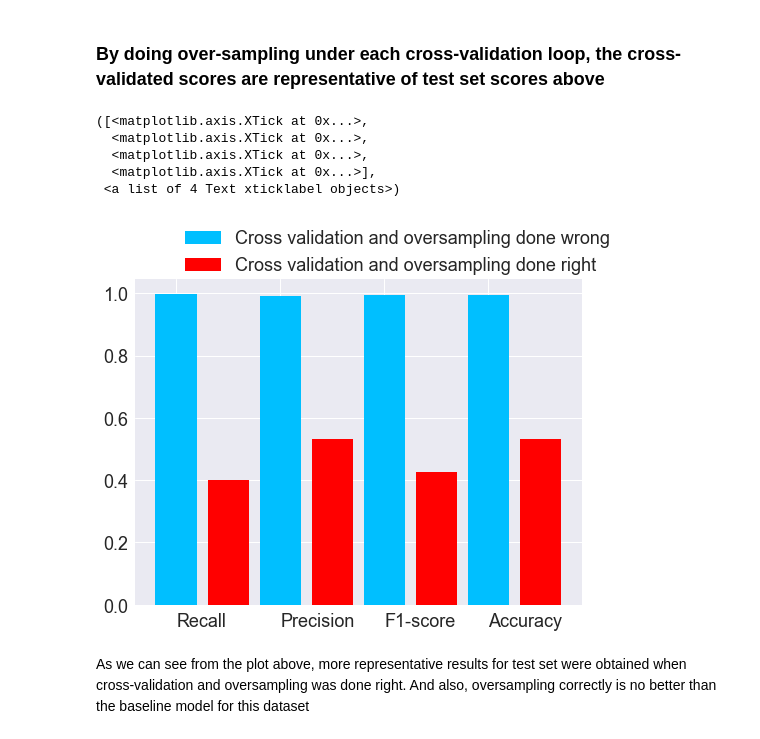
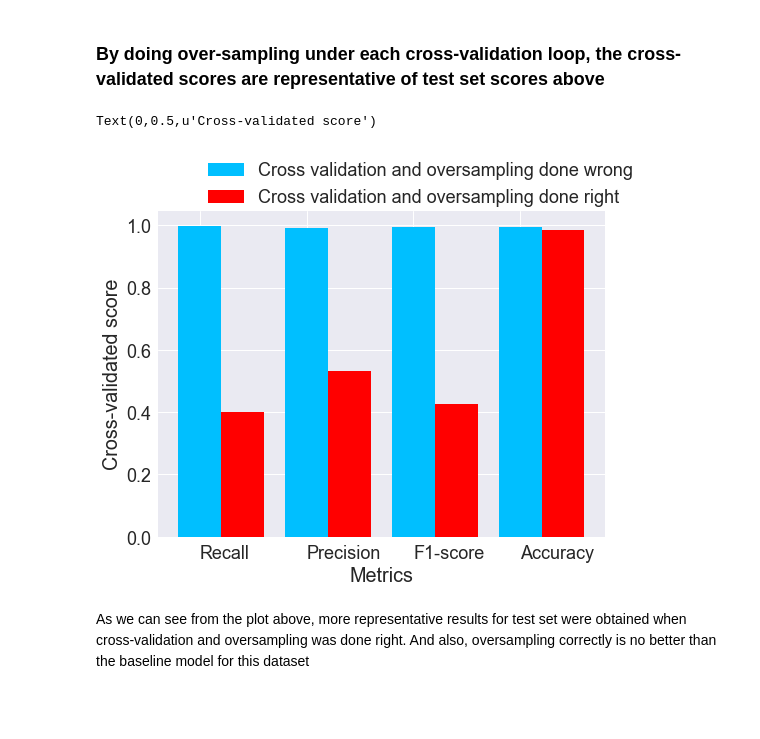
Before and after one commit to anushamohan/python_machine_learning, a Jupyter notebook: cross-validation.ipynb, the cells around one changed output. Cells and saved outputs as stored; diff of their text form; code cells hidden in the pictures; blank space fills up the shorter version.

Commit message:
added labels to the plot

```diff
--- a/cross-validation.ipynb
+++ b/cross-validation.ipynb
@@ -223,7 +223,7 @@ Cross validated f1_score: 0.426666666667
 r_s, p_s = np.mean(recall_scores), np.mean(precision_scores)
 a_s, f_s = np.mean(accuracy_scores), np.mean(f1_scores)
 r_s_1, p_s_1 = np.mean(cross_val_recall_lst), np.mean(cross_val_precision_lst)
-a_s_1, f_s_1 = np.mean(cross_val_precision_lst), np.mean(cross_val_f1_score_lst)
+a_s_1, f_s_1 = np.mean(cross_val_accuracy_lst), np.mean(cross_val_f1_score_lst)
 metrics_df_wrong = pd.DataFrame(list(zip([r_s], [p_s], [f_s], [a_s])), columns=['Recall', 'Precision', 'F1-score', 'Accuracy'])
 metrics_df_right = pd.DataFrame(list(zip([r_s_1], [p_s_1], [f_s_1], [a_s_1])), columns=['Recall', 'Precision', 'F1-score', 'Accuracy'])
 metrics_df = pd.concat([metrics_df_wrong, metrics_df_right], axis=0)
@@ -233,16 +233,14 @@ metrics_df = metrics_df.transpose()
 # %%
 plt.figure(figsize=(8,6))
 ax = plt.subplot(111)
 ax.bar([0,2,4,6], metrics_df['Cross validation and oversampling done wrong'], color='deepskyblue', label='Cross validation and oversampling done wrong')
-ax.bar([1,3,5,7], metrics_df['Cross validation and oversampling done right'], color = 'red', label = 'Cross validation and oversampling done right')
+ax.bar([0.8,2.8,4.8,6.8], metrics_df['Cross validation and oversampling done right'], color = 'red', label = 'Cross validation and oversampling done right')
 ax.legend(loc='upper right', bbox_to_anchor=(1.1, 1.2))
 plt.xticks([0,2,4,6], ['Recall', 'Precision', 'F1-score', 'Accuracy'], horizontalalignment='left')
+plt.xlabel('Metrics')
+plt.ylabel('Cross-validated score')
 # %% [output]
-([<matplotlib.axis.XTick at 0x...>,
-  <matplotlib.axis.XTick at 0x...>,
-  <matplotlib.axis.XTick at 0x...>,
-  <matplotlib.axis.XTick at 0x...>],
- <a list of 4 Text xticklabel objects>)
+Text(0,0.5,u'Cross-validated score')
-[figure, old version]
+[figure, new version]
 # %% [markdown]
 As we can see from the plot above, more representative results for test set were obtained when cross-validation and oversampling was done right. And also, oversampling correctly is no better than the baseline model for this dataset
```
